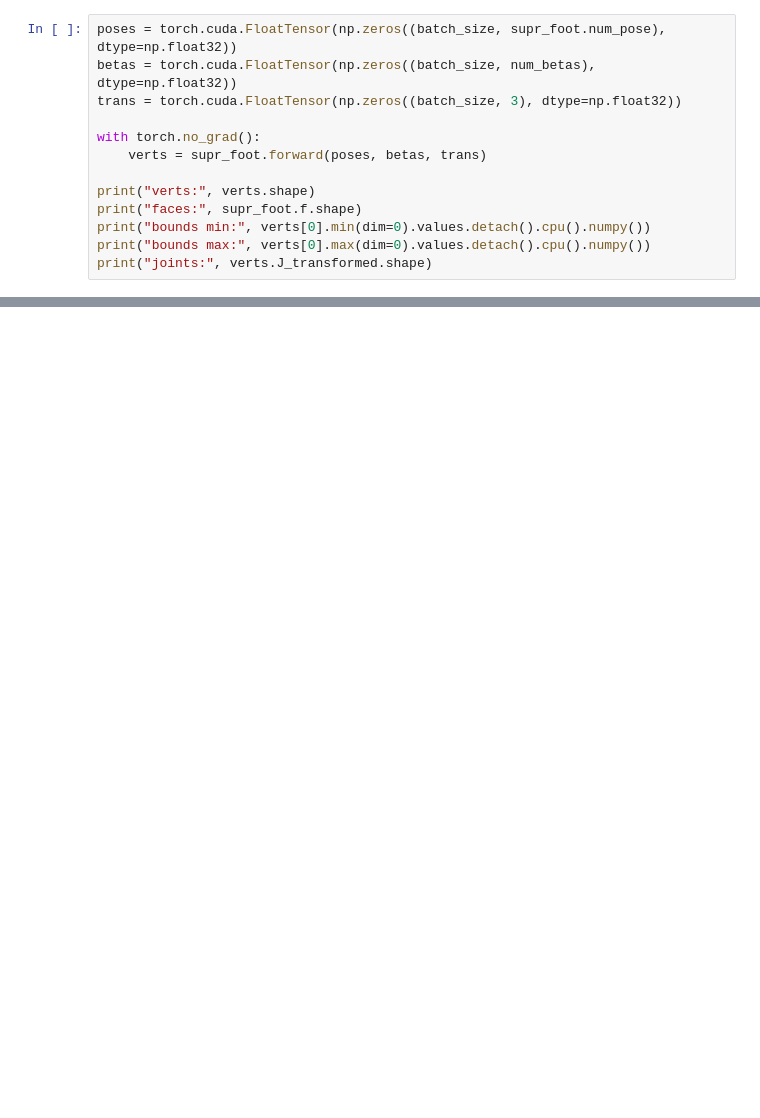
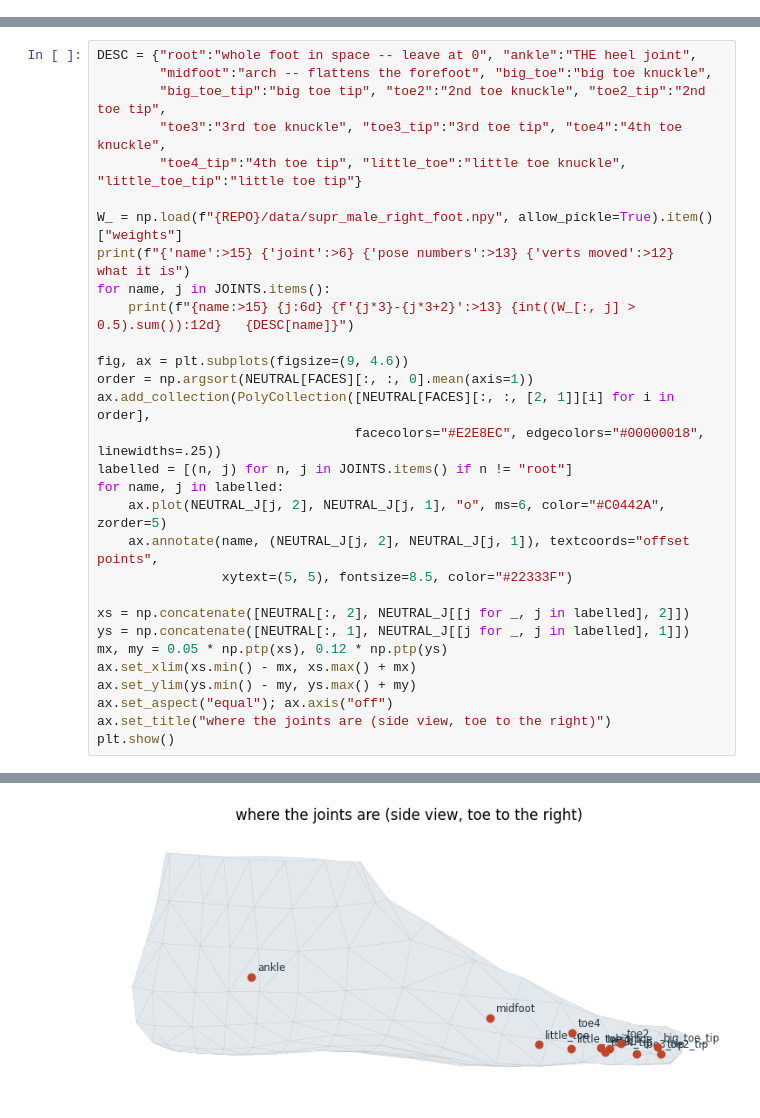
Before and after one commit to 08Abhinay/Shell_Gaussian, a Jupyter notebook: baselines/SUPR/playground.ipynb, the cells around one changed output, grey strips where cells are left out. Cells and saved outputs as stored; diff of their text form; blank space fills up the shorter version.

```diff
--- a/baselines/SUPR/playground.ipynb
+++ b/baselines/SUPR/playground.ipynb
@@ -904,13 +0,0 @@ This mirrors `demo/load_torch.py`: zero pose, zero shape, zero translation.
-# %%
-poses = torch.cuda.FloatTensor(np.zeros((batch_size, supr_foot.num_pose), dtype=np.float32))
-betas = torch.cuda.FloatTensor(np.zeros((batch_size, num_betas), dtype=np.float32))
-trans = torch.cuda.FloatTensor(np.zeros((batch_size, 3), dtype=np.float32))
-
-with torch.no_grad():
-    verts = supr_foot.forward(poses, betas, trans)
-
-print("verts:", verts.shape)
-print("faces:", supr_foot.f.shape)
-print("bounds min:", verts[0].min(dim=0).values.detach().cpu().numpy())
-print("bounds max:", verts[0].max(dim=0).values.detach().cpu().numpy())
-print("joints:", verts.J_transformed.shape)
@@ -1008,0 +202,31 @@ Joint positions:
+# %%
+DESC = {"root":"whole foot in space -- leave at 0", "ankle":"THE heel joint",
+        "midfoot":"arch -- flattens the forefoot", "big_toe":"big toe knuckle",
+        "big_toe_tip":"big toe tip", "toe2":"2nd toe knuckle", "toe2_tip":"2nd toe tip",
+        "toe3":"3rd toe knuckle", "toe3_tip":"3rd toe tip", "toe4":"4th toe knuckle",
+        "toe4_tip":"4th toe tip", "little_toe":"little toe knuckle", "little_toe_tip":"little toe tip"}
+
+W_ = np.load(f"{REPO}/data/supr_male_right_foot.npy", allow_pickle=True).item()["weights"]
+print(f"{'name':>15} {'joint':>6} {'pose numbers':>13} {'verts moved':>12}   what it is")
+for name, j in JOINTS.items():
+    print(f"{name:>15} {j:6d} {f'{j*3}-{j*3+2}':>13} {int((W_[:, j] > 0.5).sum()):12d}   {DESC[name]}")
+
+fig, ax = plt.subplots(figsize=(9, 4.6))
+order = np.argsort(NEUTRAL[FACES][:, :, 0].mean(axis=1))
+ax.add_collection(PolyCollection([NEUTRAL[FACES][:, :, [2, 1]][i] for i in order],
+                                 facecolors="#E2E8EC", edgecolors="#00000018", linewidths=.25))
+labelled = [(n, j) for n, j in JOINTS.items() if n != "root"]
+for name, j in labelled:
+    ax.plot(NEUTRAL_J[j, 2], NEUTRAL_J[j, 1], "o", ms=6, color="#C0442A", zorder=5)
+    ax.annotate(name, (NEUTRAL_J[j, 2], NEUTRAL_J[j, 1]), textcoords="offset points",
+                xytext=(5, 5), fontsize=8.5, color="#22333F")
+
+xs = np.concatenate([NEUTRAL[:, 2], NEUTRAL_J[[j for _, j in labelled], 2]])
+ys = np.concatenate([NEUTRAL[:, 1], NEUTRAL_J[[j for _, j in labelled], 1]])
+mx, my = 0.05 * np.ptp(xs), 0.12 * np.ptp(ys)
+ax.set_xlim(xs.min() - mx, xs.max() + mx)
+ax.set_ylim(ys.min() - my, ys.max() + my)
+ax.set_aspect("equal"); ax.axis("off")
+ax.set_title("where the joints are (side view, toe to the right)")
+plt.show()
+# %% [output]
@@ -1008,0 +247 @@ Joint positions:
+[figure, added]
```
Also changed, not shown: parts of 61 cells of this notebook, 9 other files.
